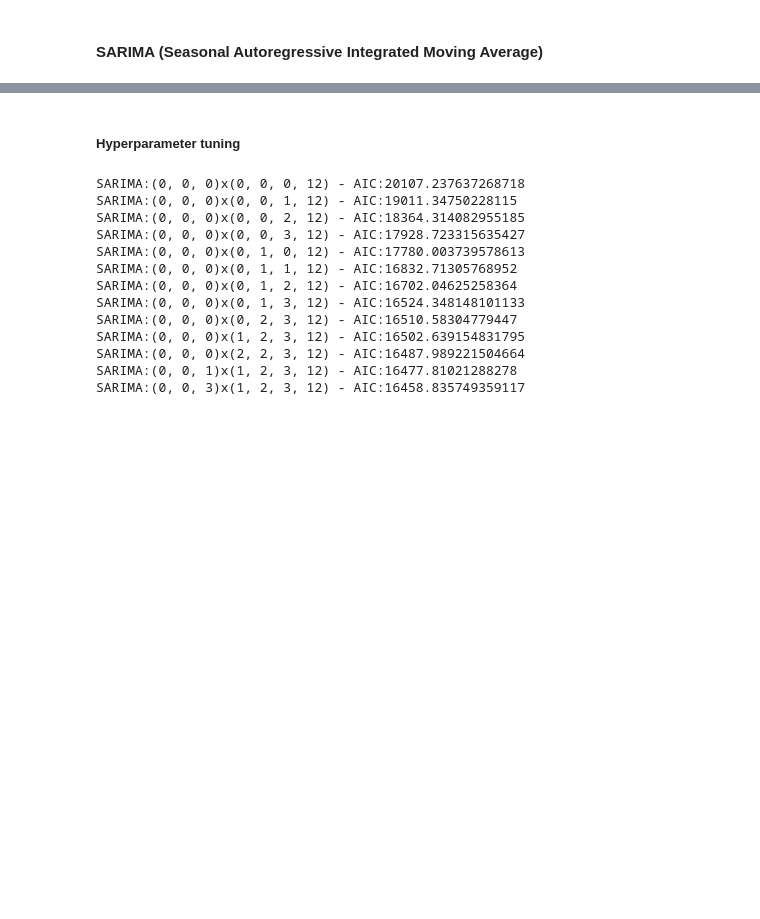
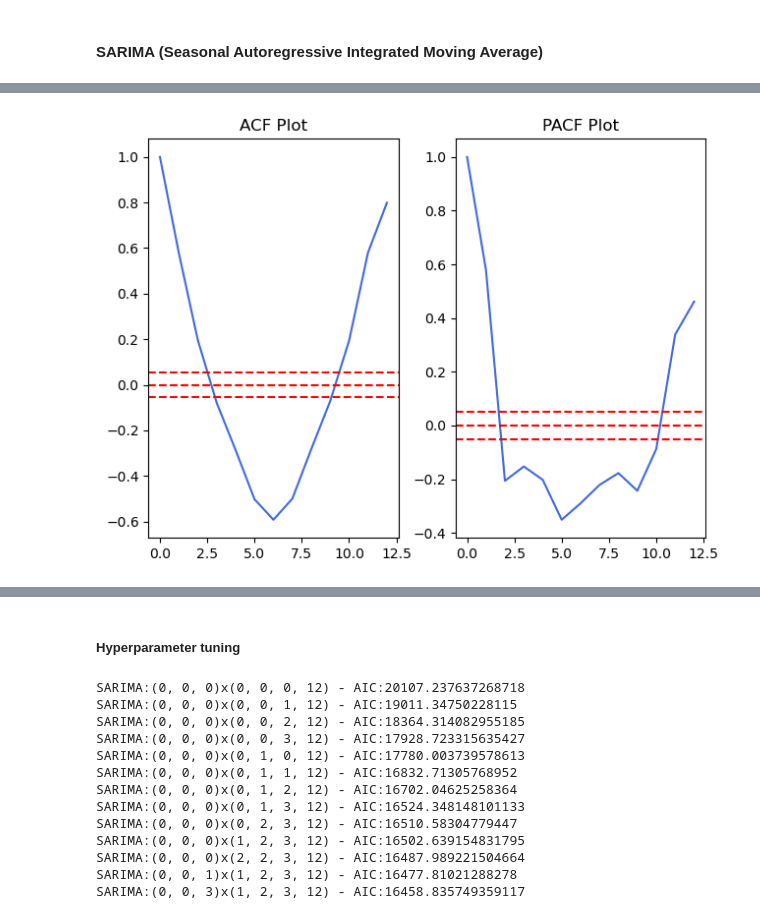
Before and after one commit to jishnu3000/flood-prediction, a Jupyter notebook: F20PA.ipynb, the cells around one changed output, grey strips where cells are left out. Saved outputs shown, nothing was run; the diff lists cells and outputs as text; code cells hidden in the pictures; blank space fills up the shorter version.

```diff
--- a/F20PA.ipynb
+++ b/F20PA.ipynb
@@ -435,20 +424,2 @@ We can observe that there is no trend but there is seasonality in the data, and
 # %% [markdown]
 #### SARIMA (Seasonal Autoregressive Integrated Moving Average)
-# %%
-# plot the Autocorrelation function plot
-acf = acf(train)
-plt.subplot(121)
-plt.plot(acf)
-plt.axhline(y=0, linestyle='--', color ='red')
-plt.axhline(y=1.96/np.sqrt(len(train)), linestyle='--',color ='red')
-plt.axhline(y=-1.96/np.sqrt(len(train)), linestyle='--',color ='red')
-plt.title('ACF Plot')
-
-# plot the Partial Autocorrelation plot
-pacf = pacf(train, method='ols')
-plt.subplot(122)
-plt.plot(pacf)
-plt.axhline(y=0, linestyle='--', color ='red')
-plt.axhline(y=1.96/np.sqrt(len(train)), linestyle='--',color ='red')
-plt.axhline(y=-1.96/np.sqrt(len(train)), linestyle='--',color ='red')
-plt.title('PACF Plot')
@@ -461,0 +437,21 @@ train_sarima = train_sarima[["Rainfall(mm)"]]
+# %%
+# plot the Autocorrelation function plot
+acf = acf(train, nlags=12)
+plt.subplot(121)
+plt.plot(acf, color='royalblue')
+plt.axhline(y=0, linestyle='--', color ='red')
+plt.axhline(y=1.96/np.sqrt(len(train)), linestyle='--',color ='red')
+plt.axhline(y=-1.96/np.sqrt(len(train)), linestyle='--',color ='red')
+plt.title('ACF Plot')
+
+# plot the Partial Autocorrelation plot
+pacf = pacf(train, nlags=12, method='ols')
+plt.subplot(122)
+plt.plot(pacf, color='royalblue')
+plt.axhline(y=0, linestyle='--', color ='red')
+plt.axhline(y=1.96/np.sqrt(len(train)), linestyle='--',color ='red')
+plt.axhline(y=-1.96/np.sqrt(len(train)), linestyle='--',color ='red')
+plt.title('PACF Plot')
+plt.tight_layout()
+# %% [output]
+[figure, added]
```
Also changed, not shown: parts of 24 cells of this notebook.
